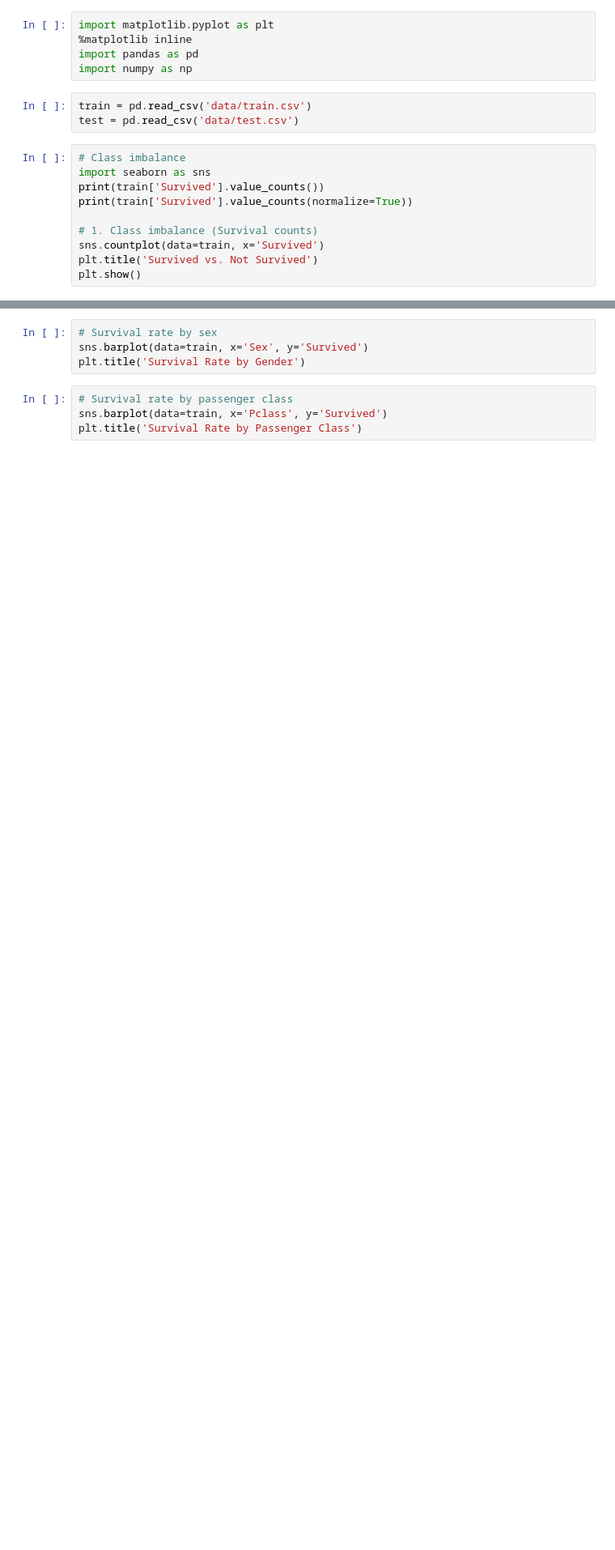
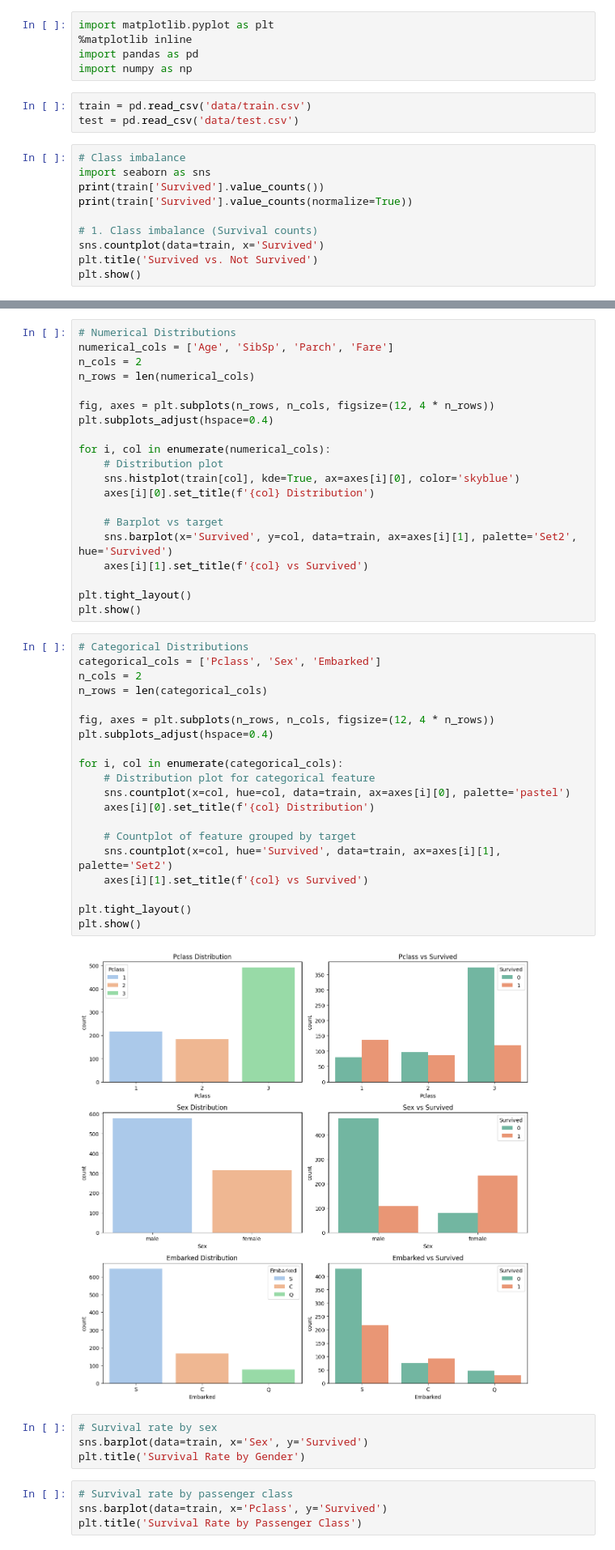
Before and after one commit to riadkassem/Predicting-Titanic-Survivors-Using-ML, a Jupyter notebook: titanic_survivors.ipynb, the cells around one changed output, grey strips where cells are left out. Shown: that part at 81% size. Drawn from its saved outputs; the diff is of its cells as text; blank space fills up the shorter version.

```diff
--- a/titanic_survivors.ipynb
+++ b/titanic_survivors.ipynb
@@ -51,3 +21,45 @@ plt.show()
+# %%
+# Numerical Distributions
+numerical_cols = ['Age', 'SibSp', 'Parch', 'Fare']
+n_cols = 2
+n_rows = len(numerical_cols)
+
+fig, axes = plt.subplots(n_rows, n_cols, figsize=(12, 4 * n_rows))
+plt.subplots_adjust(hspace=0.4)
+
+for i, col in enumerate(numerical_cols):
+    # Distribution plot
+    sns.histplot(train[col], kde=True, ax=axes[i][0], color='skyblue')
+    axes[i][0].set_title(f'{col} Distribution')
+
+    # Barplot vs target
+    sns.barplot(x='Survived', y=col, data=train, ax=axes[i][1], palette='Set2', hue='Survived')
+    axes[i][1].set_title(f'{col} vs Survived')
+
+plt.tight_layout()
+plt.show()
+# %%
+# Categorical Distributions
+categorical_cols = ['Pclass', 'Sex', 'Embarked']
+n_cols = 2
+n_rows = len(categorical_cols)
+
+fig, axes = plt.subplots(n_rows, n_cols, figsize=(12, 4 * n_rows))
+plt.subplots_adjust(hspace=0.4)
+
+for i, col in enumerate(categorical_cols):
+    # Distribution plot for categorical feature
+    sns.countplot(x=col, hue=col, data=train, ax=axes[i][0], palette='pastel')
+    axes[i][0].set_title(f'{col} Distribution')
+
+    # Countplot of feature grouped by target
+    sns.countplot(x=col, hue='Survived', data=train, ax=axes[i][1], palette='Set2')
+    axes[i][1].set_title(f'{col} vs Survived')
+
+plt.tight_layout()
+plt.show()
+# %% [output]
+[figure, added]
 # %%
 # Survival rate by sex
 sns.barplot(data=train, x='Sex', y='Survived')
```
Also changed, not shown: parts of 2 cells of this notebook.
